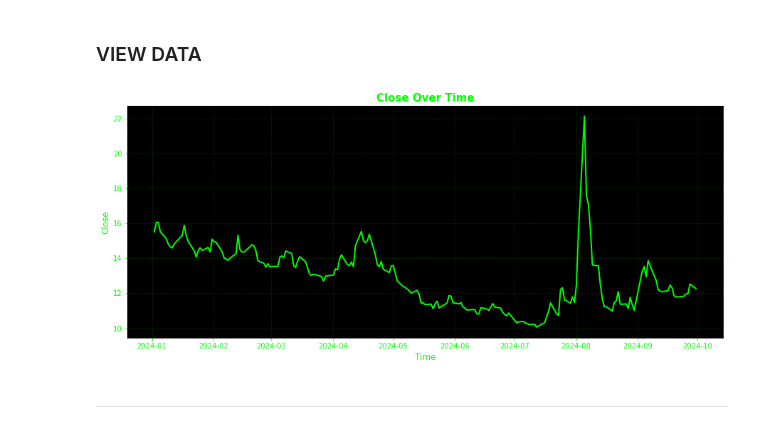
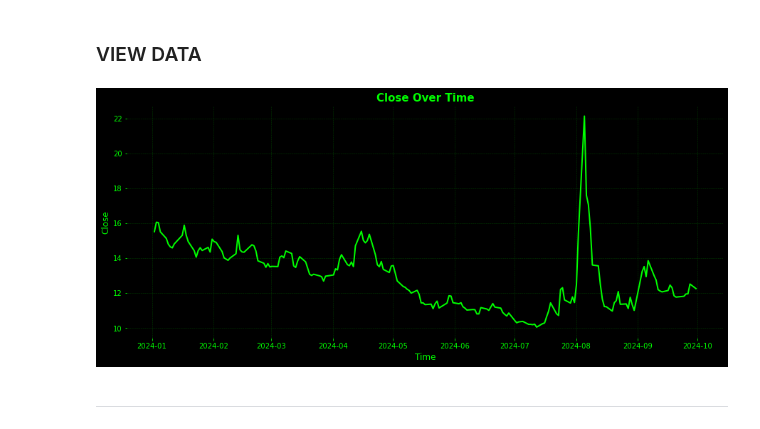
Before and after one commit to oscarwoodi/Mascar-Capital, a Jupyter notebook: Systematic/research/vix.ipynb, the cells around one changed output. Saved outputs shown, nothing was run; the diff lists cells and outputs as text; code cells hidden in the pictures.

```diff
--- a/Systematic/research/vix.ipynb
+++ b/Systematic/research/vix.ipynb
@@ -48,34 +50,36 @@ df = data.get_history(ticker=TICKER, data_interval=INTERVAL, start_date=history_
 
 # Slice df
 df.index = pd.to_datetime(df.index,utc=True)
 df = df[df.index > history_start]
 df = df[~df.index.duplicated(keep='first')]
 sample_df = df[[FEATURE]].copy()
+sample_df.columns = sample_df.columns.str.lower()
 
 # Plot data
 # Create a figure and an axis using subplots
 fig, ax = plt.subplots(figsize=(15, 6))
 
 # Set the retro style background color (black) and line color (green)
+fig.set_facecolor('black')
 ax.set_facecolor('black')  # Set axis background color to black
 ax.plot(df[FEATURE], color='#00FF00', linewidth=2)  # Retro terminal green
 
 # Set title, labels, and grid
 ax.set_title(f"{FEATURE.capitalize()} Over Time", fontsize=15, color='#00FF00', fontweight='bold')
 ax.set_xlabel("Time", fontsize=12, color='#00FF00')
 ax.set_ylabel(FEATURE.capitalize(), fontsize=12, color='#00FF00')
 
 # Change x and y ticks color to green
 ax.tick_params(axis='x', colors='#00FF00')
 ax.tick_params(axis='y', colors='#00FF00')
 
 # Add grid with green lines
 ax.grid(color='#004400', linestyle='--', linewidth=0.5)
 
 # Display the plot
 plt.show()
 # %% [output]
-[figure, old version]
+[figure, new version]
 # %% [markdown]
 ___
 # %% [markdown]
```
Also changed, not shown: parts of 7 cells of this notebook, 8 other files.
